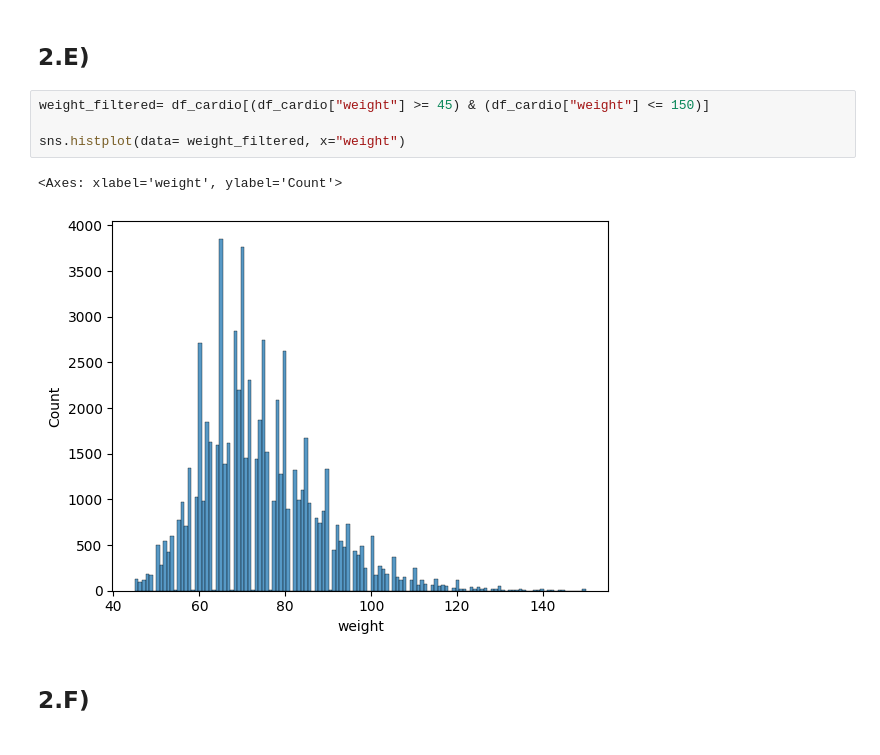
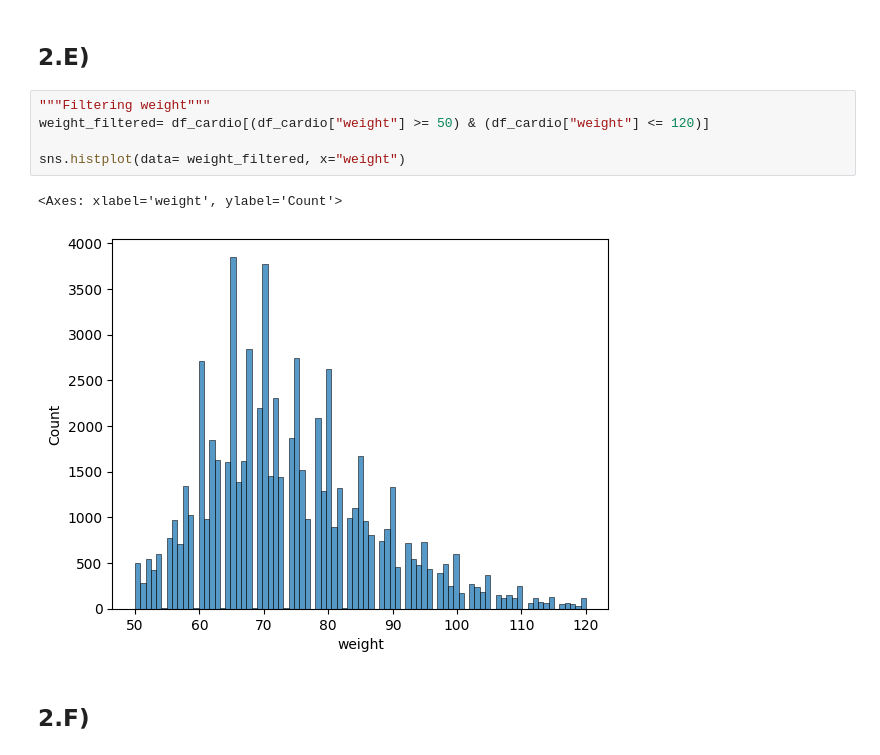
Before and after one commit to MiltonOberg/Artificial_Intelligence2-Milton-OPA23, a Jupyter notebook: Labb_1/labb_1.ipynb, the cells around one changed output. Drawn from its saved outputs; the diff is of its cells as text.

```diff
--- a/Labb_1/labb_1.ipynb
+++ b/Labb_1/labb_1.ipynb
@@ -690,12 +711,13 @@ plt.show()
 # %% [markdown]
 ## 2.E)
 # %%
-weight_filtered= df_cardio[(df_cardio["weight"] >= 45) & (df_cardio["weight"] <= 150)]
+"""Filtering weight"""
+weight_filtered= df_cardio[(df_cardio["weight"] >= 50) & (df_cardio["weight"] <= 120)]
 
 sns.histplot(data= weight_filtered, x="weight")
 # %% [output]
 <Axes: xlabel='weight', ylabel='Count'>
-[figure, old version]
+[figure, new version]
 # %% [markdown]
 ## 2.F)
 # %%
```
Also changed, not shown: parts of 40 cells of this notebook.
